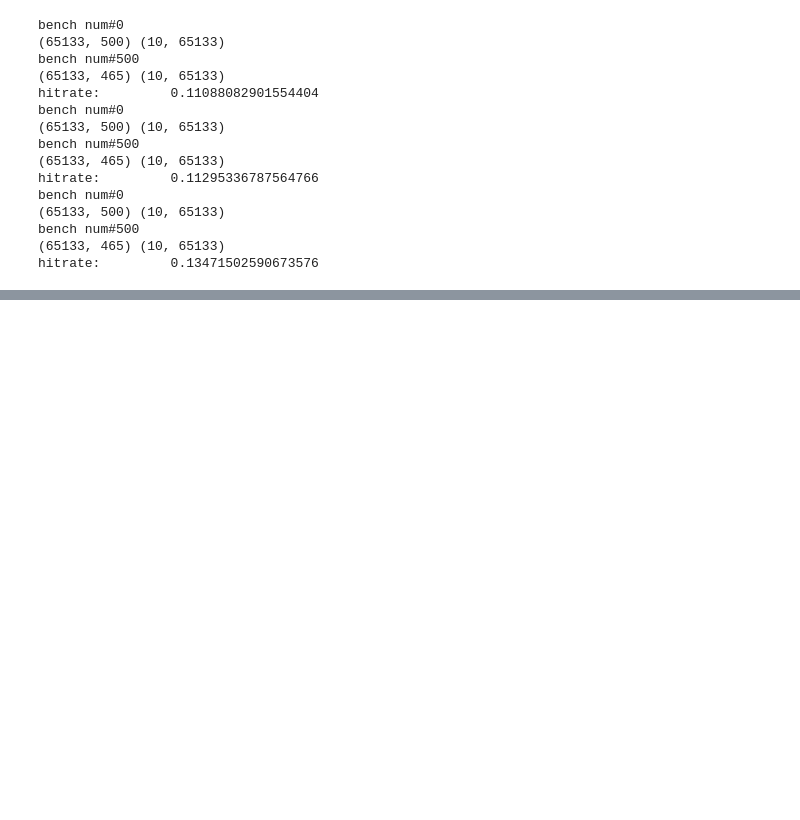
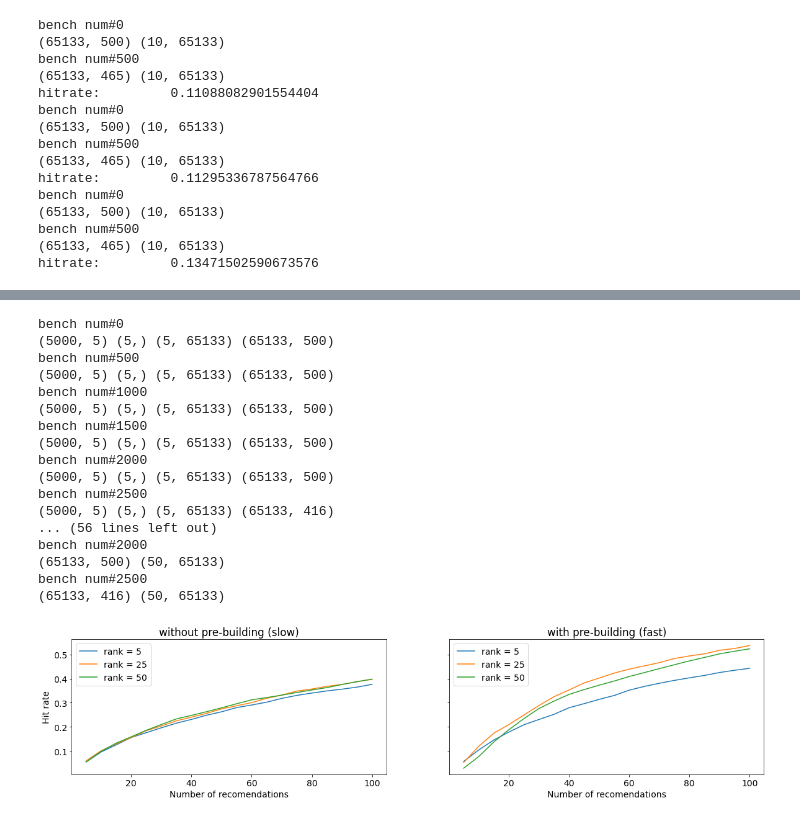
Before and after one commit to starboy-3/PersonalRecommendationsApp, a Jupyter notebook: recsys/drafts/fix_complements.ipynb, the cells around one changed output, grey strips where cells are left out. Cells and saved outputs as stored; diff of their text form; code cells hidden in the pictures; blank space fills up the shorter version.

```diff
--- a/recsys/drafts/fix_complements.ipynb
+++ b/recsys/drafts/fix_complements.ipynb
@@ -682,0 +683,41 @@ hitrates for 10/20/30:   0.11606217616580311 0.18652849740932642 0.2331606217616
+# %%
+pred_ams = list(range(5, 101, 5))
+
+plt.rcParams.update({'font.size': 14})
+_, (ax_slow, ax_fast) = plt.subplots(1,2,figsize=(20, 4),sharey=True)
+
+ax_slow.set_ylabel("Hit rate")
+ax_slow.set_title("without pre-building (slow)")
+ax_fast.set_title("with pre-building (fast)")
+for rank in [5, 25, 50]:
+    U, S, VT = svds(A_train[:5000, :], k=rank)
+    ax_slow.set_xlabel("Number of recomendations")
+    hit_rates = get_hit_rates_slow(A_test[:3000,:], pred_ams, U, S, VT)
+    line, = ax_slow.plot(pred_ams, hit_rates)
+    line.set_label('rank = {}'.format(rank))
+    ax_slow.legend()
+
+    ax_fast.set_xlabel("Number of recomendations")
+    hit_rates = get_hit_rates(A_test[:3000,:], pred_ams, VT)
+    line, = ax_fast.plot(pred_ams, hit_rates)
+    line.set_label('rank = {}'.format(rank))
+    ax_fast.legend()
+# %% [output]
+bench num#0
+(5000, 5) (5,) (5, 65133) (65133, 500)
+bench num#500
+(5000, 5) (5,) (5, 65133) (65133, 500)
+bench num#1000
+(5000, 5) (5,) (5, 65133) (65133, 500)
+bench num#1500
+(5000, 5) (5,) (5, 65133) (65133, 500)
+bench num#2000
+(5000, 5) (5,) (5, 65133) (65133, 500)
+bench num#2500
+(5000, 5) (5,) (5, 65133) (65133, 416)
+... (56 lines left out)
+bench num#2000
+(65133, 500) (50, 65133)
+bench num#2500
+(65133, 416) (50, 65133)
+[figure, added]
```
Also changed, not shown: parts of 8 cells of this notebook, 1 other file.
